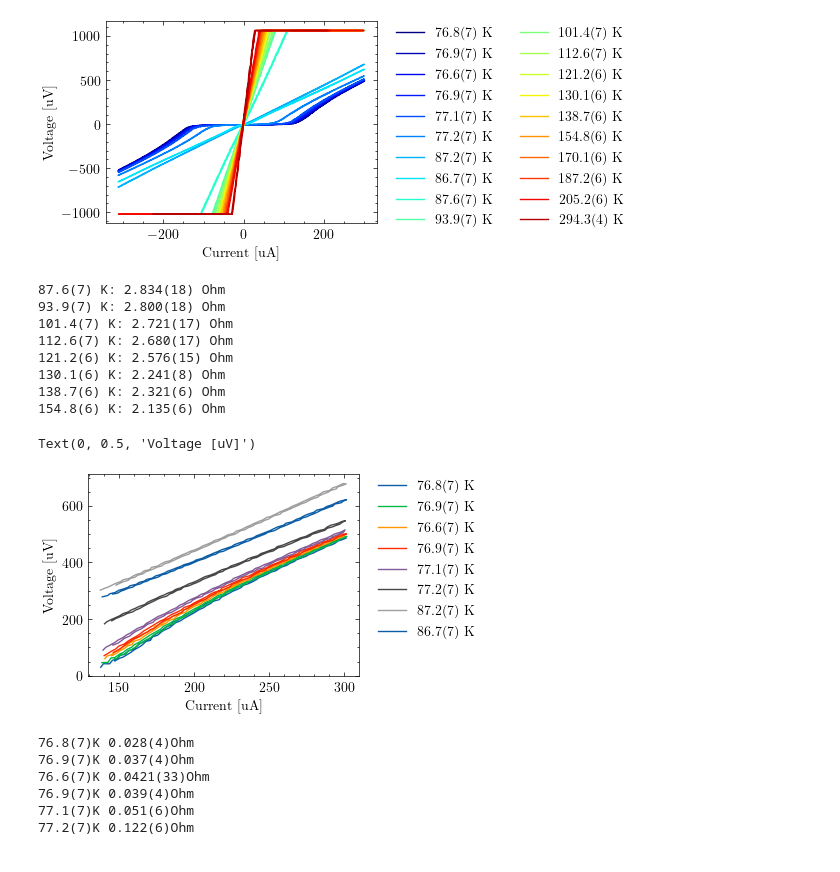
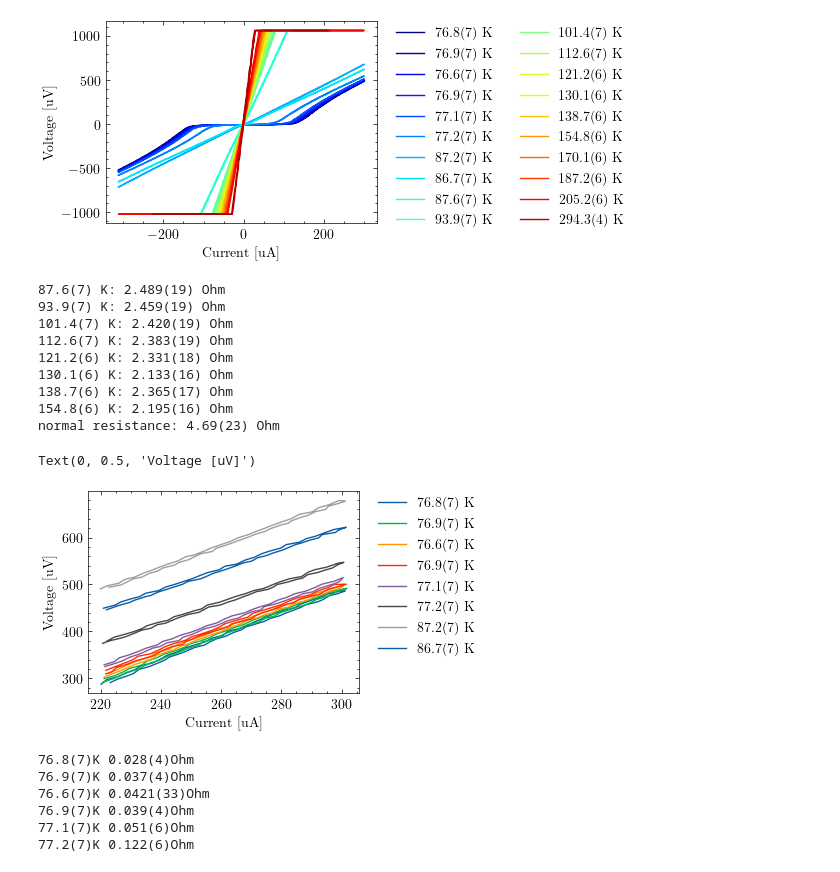
Before and after one commit to emhl/FP1, a Jupyter notebook: SQUID.ipynb, the cells around one changed output. Drawn from its saved outputs; the diff is of its cells as text; code cells hidden in the pictures.

Commit message:
different way to calculate the slope

```diff
--- a/SQUID.ipynb
+++ b/SQUID.ipynb
@@ -227,33 +227,38 @@ def linfit(x, a, b):
 resistances = unp.uarray(np.zeros(20), np.zeros(20))
 # %%
 #part 1 alt
-a,b = 10,130
+slopes = unp.uarray(np.zeros(8), np.zeros(8))
+a,b = 40,100
 for i in range(8):
     x,y = t1[f'{i}_x'][a:b], t1[f'{i}_y'][a:b]
     plt.plot(x, y, label=f'{temps[i]:S} K')
     c, cov = curve_fit(linfit, x, y)
     resistance = un.ufloat(c[0], np.sqrt(cov[0,0]))
-    # resistances[i] = resistance
+    slopes[i] = resistance
     print(f'{temps[i+8]:S} K: {resistance:S} Ohm')
 
+normal_slope = un.ufloat(np.mean(unp.nominal_values(slopes)), np.std(unp.nominal_values(slopes)))
+
+print(f'normal resistance: {normal_slope*2:S} Ohm')
 
 plt.legend(bbox_to_anchor=(1.05, 1), loc='upper left', borderaxespad=0.)
 # plt.xlim(-10, 10)
 # plt.ylim(-50, 50)
 
 plt.xlabel('Current [uA]')
 plt.ylabel('Voltage [uV]')
 # %% [output]
-87.6(7) K: 2.834(18) Ohm
-93.9(7) K: 2.800(18) Ohm
-101.4(7) K: 2.721(17) Ohm
-112.6(7) K: 2.680(17) Ohm
-121.2(6) K: 2.576(15) Ohm
-130.1(6) K: 2.241(8) Ohm
-138.7(6) K: 2.321(6) Ohm
-154.8(6) K: 2.135(6) Ohm
+87.6(7) K: 2.489(19) Ohm
+93.9(7) K: 2.459(19) Ohm
+101.4(7) K: 2.420(19) Ohm
+112.6(7) K: 2.383(19) Ohm
+121.2(6) K: 2.331(18) Ohm
+130.1(6) K: 2.133(16) Ohm
+138.7(6) K: 2.365(17) Ohm
+154.8(6) K: 2.195(16) Ohm
+normal resistance: 4.69(23) Ohm
 Text(0, 0.5, 'Voltage [uV]')
-[figure, old version]
+[figure, new version]
 # %%
 # part 1 neue
 
```
Also changed, not shown: parts of 2 cells of this notebook.
